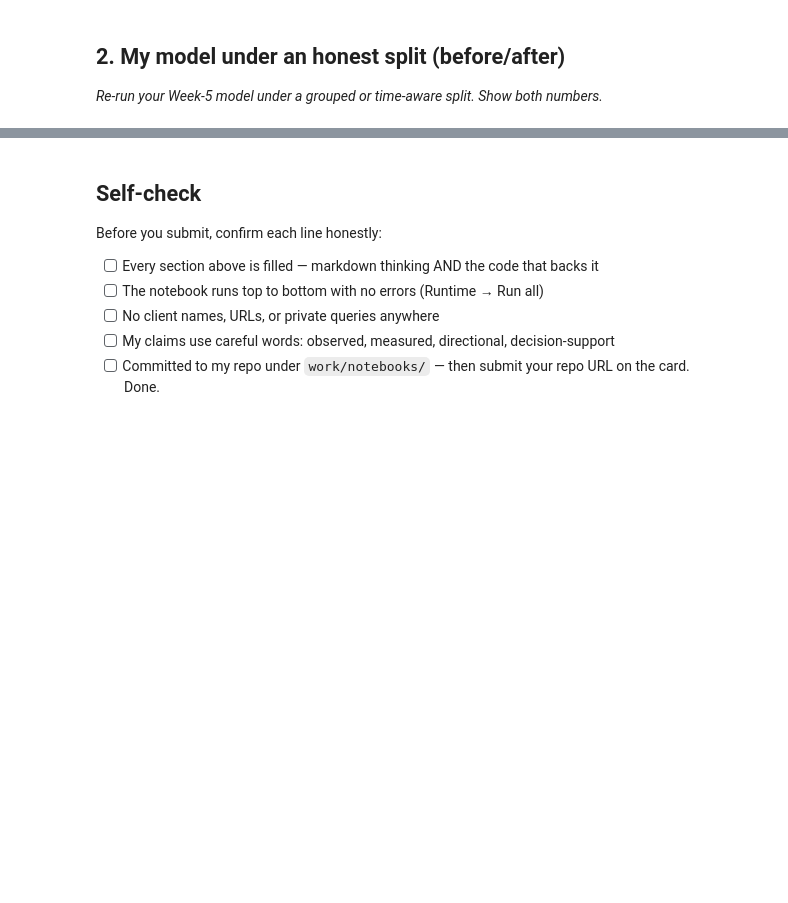
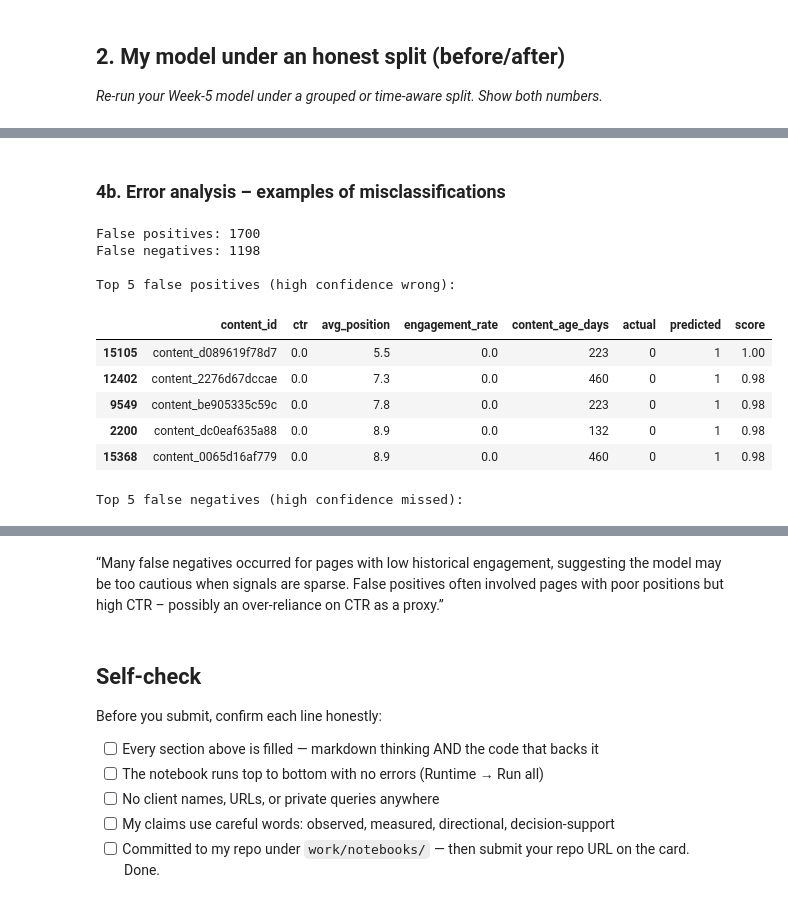
Before and after one commit to UmerSajid842/flyrankmlproject, a Jupyter notebook: work/notebooks/w06_validation_audit.ipynb, the cells around one changed output, grey strips where cells are left out. Drawn from its saved outputs; the diff is of its cells as text; code cells hidden in the pictures; blank space fills up the shorter version.

```diff
--- a/work/notebooks/w06_validation_audit.ipynb
+++ b/work/notebooks/w06_validation_audit.ipynb
@@ -99,14 +128,11 @@ This skeleton is yours to fill. Work the sections **in order** — each one has
 from pathlib import Path
 import pandas as pd
 
-candidate_paths = [
-    Path.cwd() / "data/raw/content_refresh_anonymized.csv",
-    Path.cwd().parent / "data/raw/content_refresh_anonymized.csv",
-    Path.cwd().parent.parent / "data/raw/content_refresh_anonymized.csv",
-]
-data_path = next((p for p in candidate_paths if p.exists()), None)
-if data_path is None:
-    raise FileNotFoundError("Starter data not found in the expected repo locations.")
+# Assuming the file was uploaded directly to the Colab environment's root directory
+data_path = Path("/content/content_refresh_anonymized.csv")
+
+if not data_path.exists():
+    raise FileNotFoundError(f"File not found at {data_path}. Please ensure 'content_refresh_anonymized.csv' was uploaded correctly.")
 
 df = pd.read_csv(data_path)
 df[["ctr", "avg_position", "trend_direction", "trend_pct"]].head()
@@ -144,0 +252,40 @@ top_candidates
+# %% [markdown]
+### 4b. Error analysis – examples of misclassifications
+# %%
+# Get predictions on test set
+y_pred = (scores >= 0.5).astype(int)   # or use model.predict(...)
+
+# Create a copy of test data with predictions and actuals
+test_eval = test_df.copy()
+test_eval['actual'] = y_test.astype(int)
+test_eval['predicted'] = y_pred
+test_eval['score'] = scores
+
+# False positives: predicted decline, but actual not
+fp = test_eval[(test_eval['predicted'] == 1) & (test_eval['actual'] == 0)]
+# False negatives: predicted not decline, but actual decline
+fn = test_eval[(test_eval['predicted'] == 0) & (test_eval['actual'] == 1)]
+
+print(f"False positives: {len(fp)}")
+print(f"False negatives: {len(fn)}")
+
+# Show a few examples
+print("\nTop 5 false positives (high confidence wrong):")
+fp_sorted = fp.sort_values('score', ascending=False)
+display(fp_sorted[['content_id', 'ctr', 'avg_position', 'engagement_rate', 'content_age_days', 'actual', 'predicted', 'score']].head(5))
+
+print("\nTop 5 false negatives (high confidence missed):")
+fn_sorted = fn.sort_values('score', ascending=False)  # highest probability of decline but predicted safe
+display(fn_sorted[['content_id', 'ctr', 'avg_position', 'engagement_rate', 'content_age_days', 'actual', 'predicted', 'score']].head(5))
+# %% [output]
+False positives: 1700
+False negatives: 1198
+
+Top 5 false positives (high confidence wrong):
+|  | content_id | ctr | avg_position | engagement_rate | content_age_days | actual | predicted | score |
+| 15105 | content_d089619f78d7 | 0.0 | 5.5 | 0.0 | 223 | 0 | 1 | 1.00 |
+| 12402 | content_2276d67dccae | 0.0 | 7.3 | 0.0 | 460 | 0 | 1 | 0.98 |
+| 9549 | content_be905335c59c | 0.0 | 7.8 | 0.0 | 223 | 0 | 1 | 0.98 |
+| 2200 | content_dc0eaf635a88 | 0.0 | 8.9 | 0.0 | 132 | 0 | 1 | 0.98 |
+| 15368 | content_0065d16af779 | 0.0 | 8.9 | 0.0 | 460 | 0 | 1 | 0.98 |
+Top 5 false negatives (high confidence missed):
@@ -145,3 +298,5 @@ top_candidates
+# %% [markdown]
+“Many false negatives occurred for pages with low historical engagement, suggesting the model may be too cautious when signals are sparse. False positives often involved pages with poor positions but high CTR – possibly an over‑reliance on CTR as a proxy.”
 # %% [markdown]
 ## Self-check
 
```
Also changed, not shown: parts of 12 cells of this notebook.
